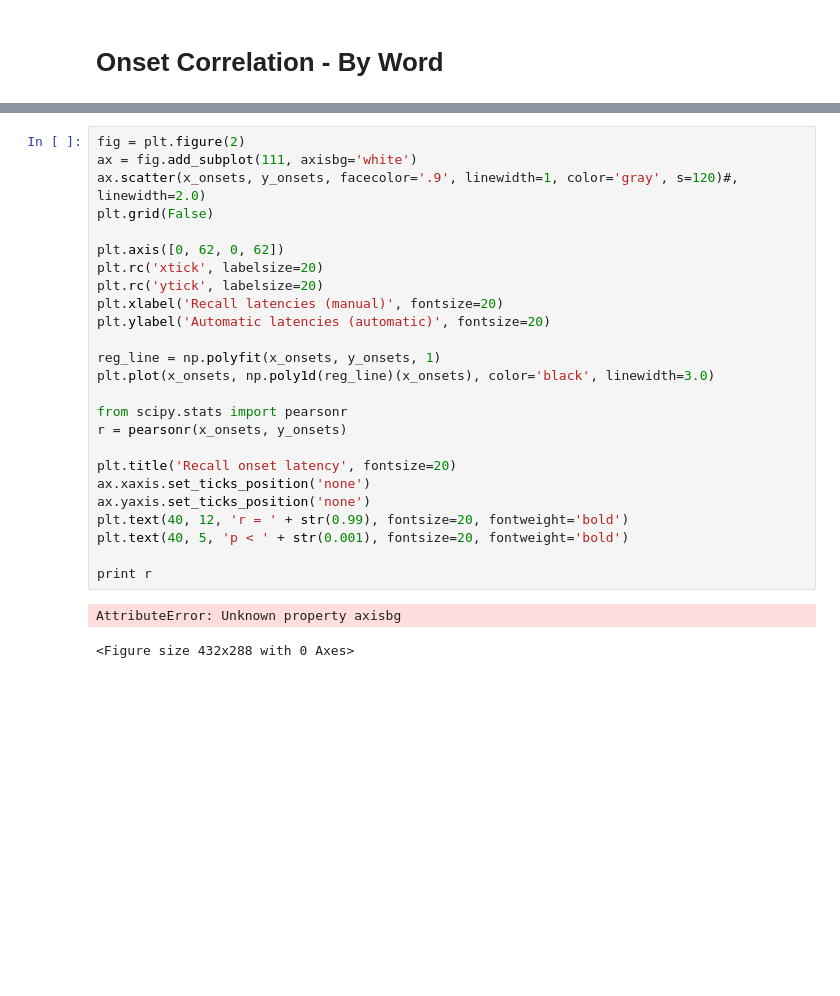
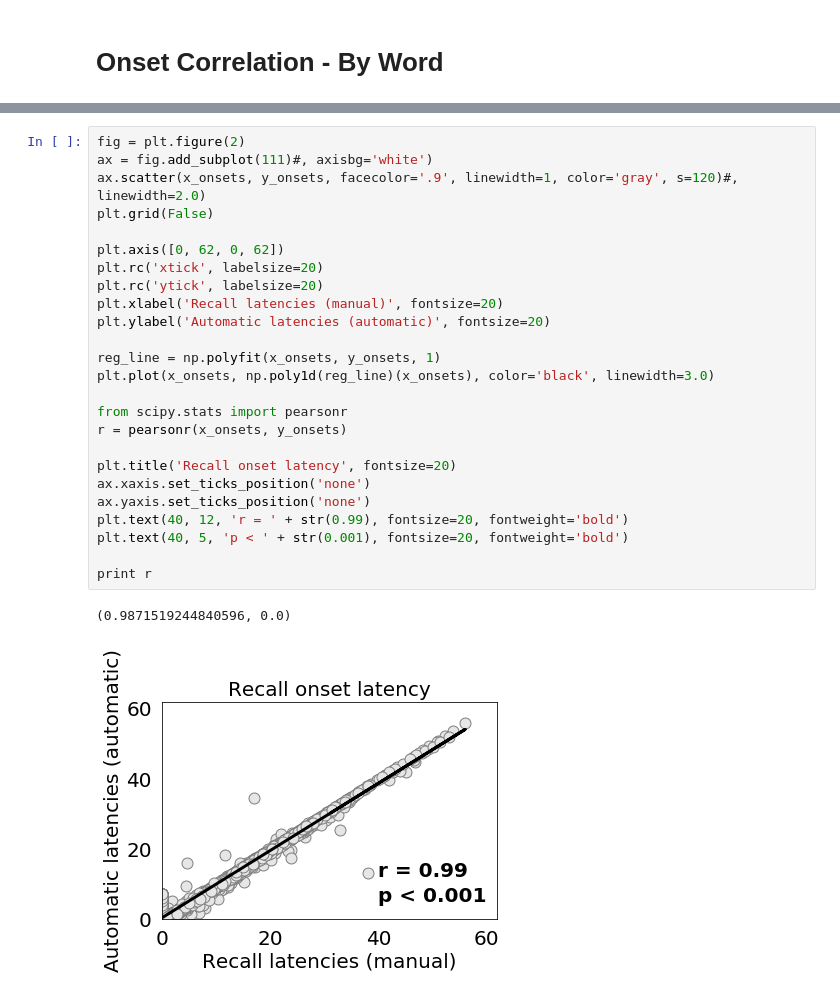
Before and after one commit to ContextLab/AutoFR-analyses, a Jupyter notebook: notebooks/Figure3_LatencyScatter.ipynb, the cells around one changed output, grey strips where cells are left out. Cells and saved outputs as stored; diff of their text form; blank space fills up the shorter version.

```diff
--- a/notebooks/Figure3_LatencyScatter.ipynb
+++ b/notebooks/Figure3_LatencyScatter.ipynb
@@ -170,28 +218,28 @@ NameError: name 'sub_corrs_only' is not defined
 # %%
 fig = plt.figure(2)
-ax = fig.add_subplot(111, axisbg='white')
+ax = fig.add_subplot(111)#, axisbg='white')
 ax.scatter(x_onsets, y_onsets, facecolor='.9', linewidth=1, color='gray', s=120)#, linewidth=2.0)
 plt.grid(False)
 
 plt.axis([0, 62, 0, 62])
 plt.rc('xtick', labelsize=20)
 plt.rc('ytick', labelsize=20)
 plt.xlabel('Recall latencies (manual)', fontsize=20)
 plt.ylabel('Automatic latencies (automatic)', fontsize=20)
 
 reg_line = np.polyfit(x_onsets, y_onsets, 1)
 plt.plot(x_onsets, np.poly1d(reg_line)(x_onsets), color='black', linewidth=3.0)
 
 from scipy.stats import pearsonr
 r = pearsonr(x_onsets, y_onsets)
 
 plt.title('Recall onset latency', fontsize=20)
 ax.xaxis.set_ticks_position('none')
 ax.yaxis.set_ticks_position('none')
 plt.text(40, 12, 'r = ' + str(0.99), fontsize=20, fontweight='bold')
 plt.text(40, 5, 'p < ' + str(0.001), fontsize=20, fontweight='bold')
 
 print r
 # %% [output]
-AttributeError: Unknown property axisbg
+(0.9871519244840596, 0.0)
-<Figure size 432x288 with 0 Axes>
+[figure, added]
```
Also changed, not shown: parts of 17 cells of this notebook, 8 other files.
